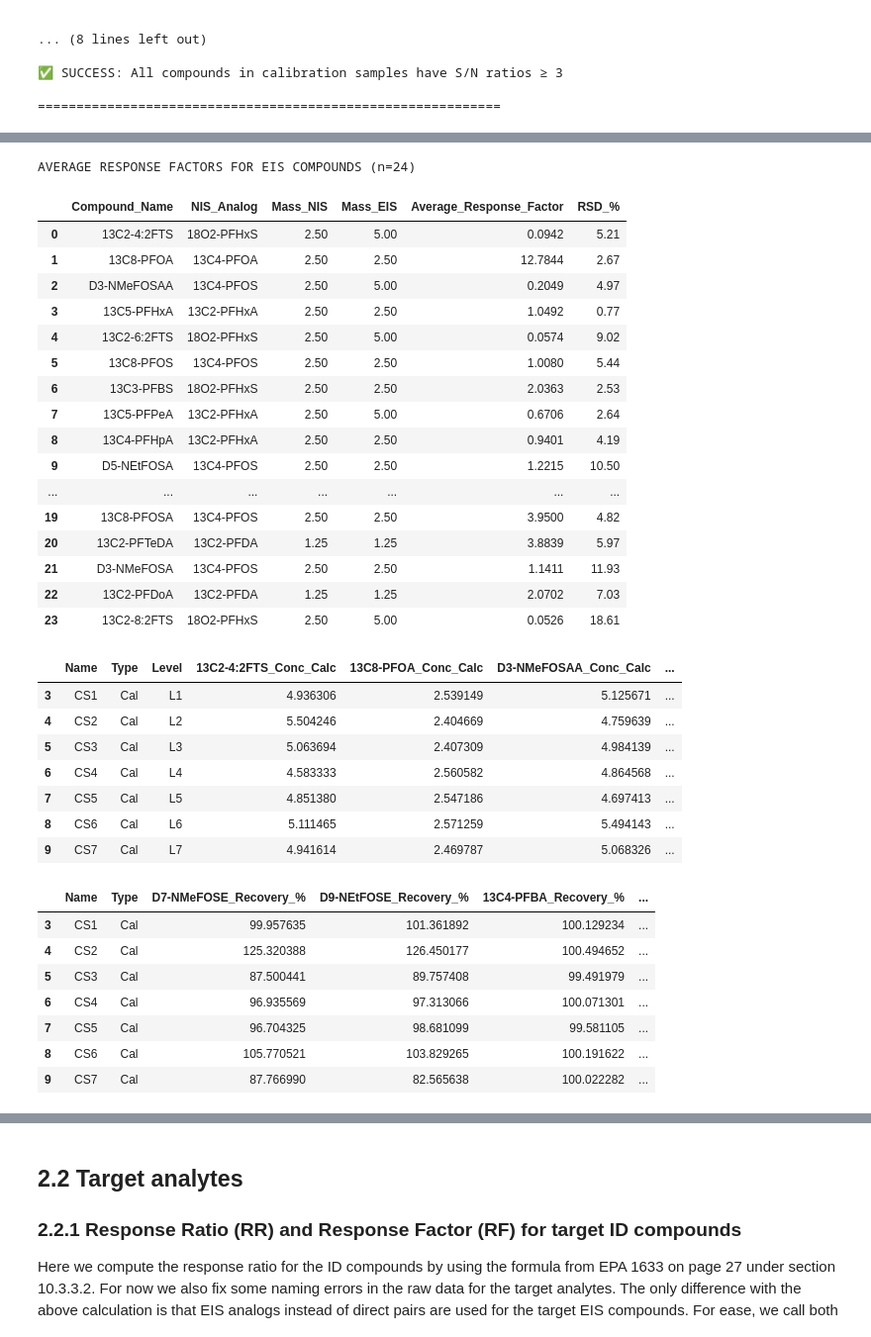
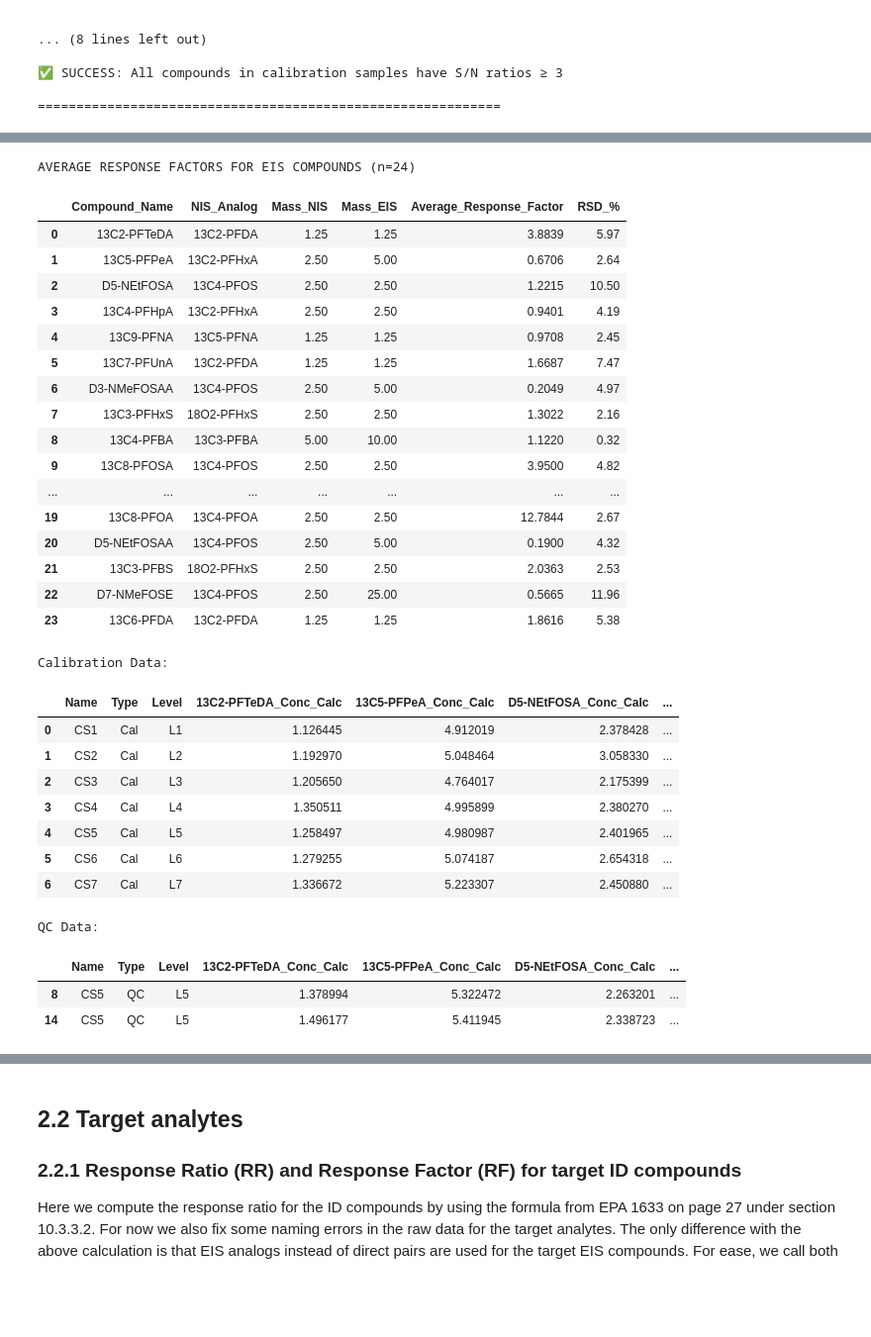
Before and after one commit to valeriederijk/UU_PFAS_lab, a Jupyter notebook: Quantitative_calc_PFAS_clean2.ipynb, the cells around one changed output, grey strips where cells are left out. Shown: that part at 99% size. Cells and saved outputs as stored; diff of their text form; code cells hidden in the pictures; blank space fills up the shorter version.

Commit message:
soil matrix updates
updates for soil matrix 12-9

```diff
--- a/Quantitative_calc_PFAS_clean2.ipynb
+++ b/Quantitative_calc_PFAS_clean2.ipynb
@@ -9,7 +9,7 @@ First we load in the raw data as a csv file (which is the file you directly get
 We also directly check if the s/n ratio is above 3 for all samples in the calibration line.
 # %%
 %run src/functions_quantitative.ipynb
-rawdata = load_and_label_pfas_csv("rawdata/20250828_AllResults_v4.csv")
+rawdata = load_and_label_pfas_csv("rawdata/TestSoil_20250911.csv")
 sn_results = check_calibration_sn_ratios(rawdata)
 # Print formatted results
 print_sn_check_results(sn_results)
@@ -56,64 +59,76 @@ from solutions import calibration_solutions
 from solutions import NIS_stock, EIS_stock
 from allowed_recoveries import EIS_NIS_compound_recovery_aqueous
 
+matrix_type = "solid"  # or "solid
+
+# Select appropriate recovery limits based on matrix type
+if matrix_type.lower() == "aqueous":
+    EIS_NIS_compound_recovery = EIS_NIS_compound_recovery_aqueous
+    OPR_recovery = OPR_recovery_aqueous
+    IPR_recovery_rsd = IPR_recovery_rsd_aqueous
+elif matrix_type.lower() == "solid":
+    EIS_NIS_compound_recovery = EIS_NIS_compound_recovery_solid
+    OPR_recovery = OPR_recovery_solid
+    IPR_recovery_rsd = IPR_recovery_rsd_solid
+else:
+    raise ValueError(f"Unknown matrix type: {matrix_type}. Use 'aqueous' or 'solid'")
+
+#calculations
 eis_RFS = calculate_average_RFs_EIS(rawdata, EIS_NIS_analogs, calibration_solutions)
 
 
 Ws_cal = 0.25#ml
 dilution_NIS_stock_cal = 40 #dilution cal
 dilution_EIS_stock_cal = 40 #dilution cal
 spiked_amount_cal = 0.05 #ml
 Df_cal = 1 #dilution factor
 spiked_amount = 0.05 #ml
 
 dilution_EIS_stock = 2
 spiked_amount_EIS =0.05 #ml
 
 #calibration line
-conc_EIS_cal = calculate_conc_EIS_cal(rawdata, eis_RFS, dilution_NIS_stock_cal, Ws_cal,
+conc_EIS_cal, conc_QC = calculate_conc_EIS_cal(rawdata, eis_RFS, dilution_NIS_stock_cal, Ws_cal,
                           EIS_NIS_analogs, Df_cal, NIS_stock, spiked_amount_cal)
 
 calculated_recoveries_EIS_cal = calculate_recoveries(conc_EIS_cal, expected_concs_EIS)
 
-validation_results_cal= validate_recoveries(calculated_recoveries_EIS_cal, EIS_NIS_compound_recovery_aqueous)
+validation_results_cal= validate_recoveries(calculated_recoveries_EIS_cal, EIS_NIS_compound_recovery)
 summary_cal = summarize_validation_results(validation_results_cal)
 print("Validation Summary:")
 for key, value in summary_cal['Overall'].items():
     print(f"{key}: {value}")
 
 failed_recoveries_cal = get_failed_recoveries(validation_results_cal)
 # %% [output]
 AVERAGE RESPONSE FACTORS FOR EIS COMPOUNDS (n=24)
 |  | Compound_Name | NIS_Analog | Mass_NIS | Mass_EIS | Average_Response_Factor | RSD_% |
-| 0 | 13C2-4:2FTS | 18O2-PFHxS | 2.50 | 5.00 | 0.0942 | 5.21 |
-| 1 | 13C8-PFOA | 13C4-PFOA | 2.50 | 2.50 | 12.7844 | 2.67 |
-| 2 | D3-NMeFOSAA | 13C4-PFOS | 2.50 | 5.00 | 0.2049 | 4.97 |
-| 3 | 13C5-PFHxA | 13C2-PFHxA | 2.50 | 2.50 | 1.0492 | 0.77 |
-| 4 | 13C2-6:2FTS | 18O2-PFHxS | 2.50 | 5.00 | 0.0574 | 9.02 |
-| 5 | 13C8-PFOS | 13C4-PFOS | 2.50 | 2.50 | 1.0080 | 5.44 |
-| 6 | 13C3-PFBS | 18O2-PFHxS | 2.50 | 2.50 | 2.0363 | 2.53 |
-| 7 | 13C5-PFPeA | 13C2-PFHxA | 2.50 | 5.00 | 0.6706 | 2.64 |
-| 8 | 13C4-PFHpA | 13C2-PFHxA | 2.50 | 2.50 | 0.9401 | 4.19 |
-| 9 | D5-NEtFOSA | 13C4-PFOS | 2.50 | 2.50 | 1.2215 | 10.50 |
+| 0 | 13C2-PFTeDA | 13C2-PFDA | 1.25 | 1.25 | 3.8839 | 5.97 |
+| 1 | 13C5-PFPeA | 13C2-PFHxA | 2.50 | 5.00 | 0.6706 | 2.64 |
+| 2 | D5-NEtFOSA | 13C4-PFOS | 2.50 | 2.50 | 1.2215 | 10.50 |
+| 3 | 13C4-PFHpA | 13C2-PFHxA | 2.50 | 2.50 | 0.9401 | 4.19 |
+| 4 | 13C9-PFNA | 13C5-PFNA | 1.25 | 1.25 | 0.9708 | 2.45 |
+| 5 | 13C7-PFUnA | 13C2-PFDA | 1.25 | 1.25 | 1.6687 | 7.47 |
+| 6 | D3-NMeFOSAA | 13C4-PFOS | 2.50 | 5.00 | 0.2049 | 4.97 |
+| 7 | 13C3-PFHxS | 18O2-PFHxS | 2.50 | 2.50 | 1.3022 | 2.16 |
+| 8 | 13C4-PFBA | 13C3-PFBA | 5.00 | 10.00 | 1.1220 | 0.32 |
+| 9 | 13C8-PFOSA | 13C4-PFOS | 2.50 | 2.50 | 3.9500 | 4.82 |
 | ... | ... | ... | ... | ... | ... | ... |
-| 19 | 13C8-PFOSA | 13C4-PFOS | 2.50 | 2.50 | 3.9500 | 4.82 |
-| 20 | 13C2-PFTeDA | 13C2-PFDA | 1.25 | 1.25 | 3.8839 | 5.97 |
-| 21 | D3-NMeFOSA | 13C4-PFOS | 2.50 | 2.50 | 1.1411 | 11.93 |
-| 22 | 13C2-PFDoA | 13C2-PFDA | 1.25 | 1.25 | 2.0702 | 7.03 |
-| 23 | 13C2-8:2FTS | 18O2-PFHxS | 2.50 | 5.00 | 0.0526 | 18.61 |
+| 19 | 13C8-PFOA | 13C4-PFOA | 2.50 | 2.50 | 12.7844 | 2.67 |
+| 20 | D5-NEtFOSAA | 13C4-PFOS | 2.50 | 5.00 | 0.1900 | 4.32 |
+| 21 | 13C3-PFBS | 18O2-PFHxS | 2.50 | 2.50 | 2.0363 | 2.53 |
+| 22 | D7-NMeFOSE | 13C4-PFOS | 2.50 | 25.00 | 0.5665 | 11.96 |
+| 23 | 13C6-PFDA | 13C2-PFDA | 1.25 | 1.25 | 1.8616 | 5.38 |
+Calibration Data:
-|  | Name | Type | Level | 13C2-4:2FTS_Conc_Calc | 13C8-PFOA_Conc_Calc | D3-NMeFOSAA_Conc_Calc | ... |
-| 3 | CS1 | Cal | L1 | 4.936306 | 2.539149 | 5.125671 | ... |
-| 4 | CS2 | Cal | L2 | 5.504246 | 2.404669 | 4.759639 | ... |
-| 5 | CS3 | Cal | L3 | 5.063694 | 2.407309 | 4.984139 | ... |
-| 6 | CS4 | Cal | L4 | 4.583333 | 2.560582 | 4.864568 | ... |
-| 7 | CS5 | Cal | L5 | 4.851380 | 2.547186 | 4.697413 | ... |
-| 8 | CS6 | Cal | L6 | 5.111465 | 2.571259 | 5.494143 | ... |
-| 9 | CS7 | Cal | L7 | 4.941614 | 2.469787 | 5.068326 | ... |
+|  | Name | Type | Level | 13C2-PFTeDA_Conc_Calc | 13C5-PFPeA_Conc_Calc | D5-NEtFOSA_Conc_Calc | ... |
+| 0 | CS1 | Cal | L1 | 1.126445 | 4.912019 | 2.378428 | ... |
+| 1 | CS2 | Cal | L2 | 1.192970 | 5.048464 | 3.058330 | ... |
+| 2 | CS3 | Cal | L3 | 1.205650 | 4.764017 | 2.175399 | ... |
+| 3 | CS4 | Cal | L4 | 1.350511 | 4.995899 | 2.380270 | ... |
+| 4 | CS5 | Cal | L5 | 1.258497 | 4.980987 | 2.401965 | ... |
+| 5 | CS6 | Cal | L6 | 1.279255 | 5.074187 | 2.654318 | ... |
+| 6 | CS7 | Cal | L7 | 1.336672 | 5.223307 | 2.450880 | ... |
+QC Data:
-|  | Name | Type | D7-NMeFOSE_Recovery_% | D9-NEtFOSE_Recovery_% | 13C4-PFBA_Recovery_% | ... |
-| 3 | CS1 | Cal | 99.957635 | 101.361892 | 100.129234 | ... |
-| 4 | CS2 | Cal | 125.320388 | 126.450177 | 100.494652 | ... |
-| 5 | CS3 | Cal | 87.500441 | 89.757408 | 99.491979 | ... |
-| 6 | CS4 | Cal | 96.935569 | 97.313066 | 100.071301 | ... |
-| 7 | CS5 | Cal | 96.704325 | 98.681099 | 99.581105 | ... |
-| 8 | CS6 | Cal | 105.770521 | 103.829265 | 100.191622 | ... |
-| 9 | CS7 | Cal | 87.766990 | 82.565638 | 100.022282 | ... |
+|  | Name | Type | Level | 13C2-PFTeDA_Conc_Calc | 13C5-PFPeA_Conc_Calc | D5-NEtFOSA_Conc_Calc | ... |
+| 8 | CS5 | QC | L5 | 1.378994 | 5.322472 | 2.263201 | ... |
+| 14 | CS5 | QC | L5 | 1.496177 | 5.411945 | 2.338723 | ... |
```
Also changed, not shown: parts of 9 cells of this notebook, 2 other files.
